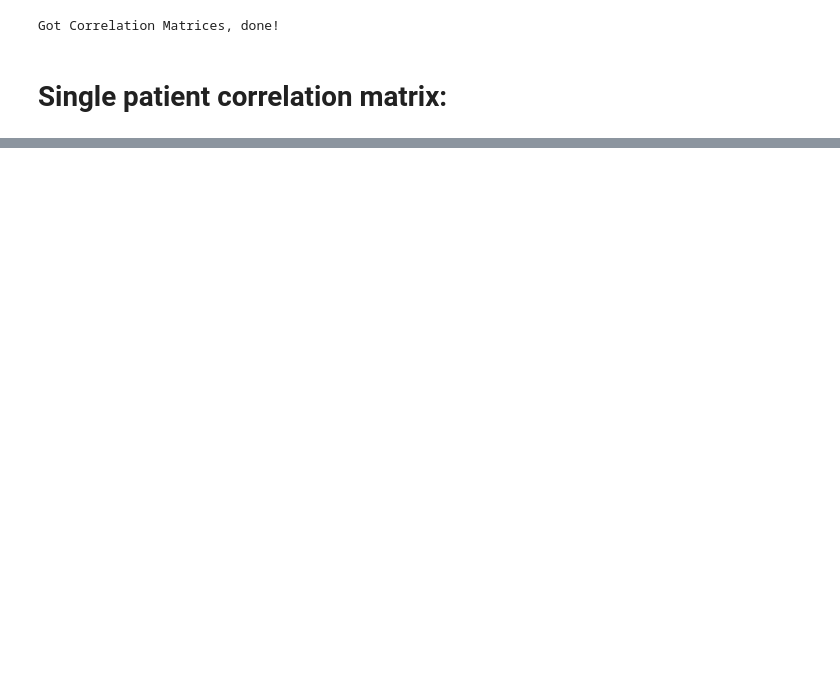
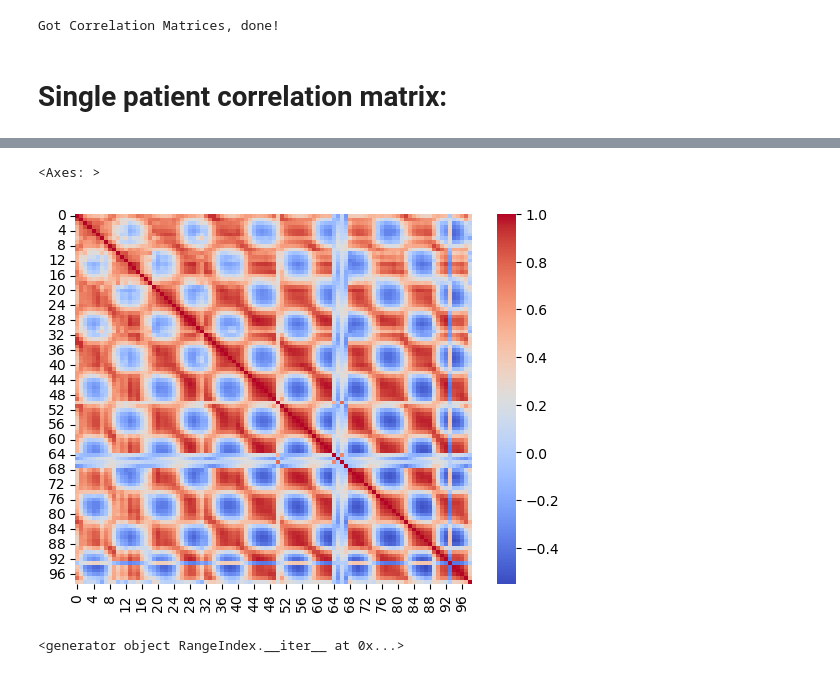
Before and after one commit to NoahWanless/SuperEeg-M467-project, a Jupyter notebook: test_new_u_method.ipynb, the cells around one changed output, grey strips where cells are left out. Saved outputs shown, nothing was run; the diff lists cells and outputs as text; code cells hidden in the pictures; blank space fills up the shorter version.

Commit message:
trying to understand the patter of correlation

```diff
--- a/test_new_u_method.ipynb
+++ b/test_new_u_method.ipynb
@@ -46,0 +52,17 @@ U_det, loss = create_u(k=30,r=200,lamb=.95,patient_corr_mat=patient_corr_mat,xyz
+# %%
+# isolating the brain electrodes for patient 8, to see how well the correlation matrix captures the brain electrode correlations
+starting_index_brain = 0
+for i in range(0,7):
+    starting_index_brain += patient_corr_mat[i].shape[0]
+xyz_brain_8 = xyz_clean[starting_index_brain:starting_index_brain+patient_corr_mat[8].shape[0] ,:]
+
+
+
+sns.heatmap(patient_corr_mat[8], cmap='coolwarm')
+# %% [output]
+<Axes: >
+[figure, added]
+# %%
+print(patient_corr_mat[8].__iter__())
+# %% [output]
+<generator object RangeIndex.__iter__ at 0x...>
```
Also changed, not shown: parts of 9 cells of this notebook.
